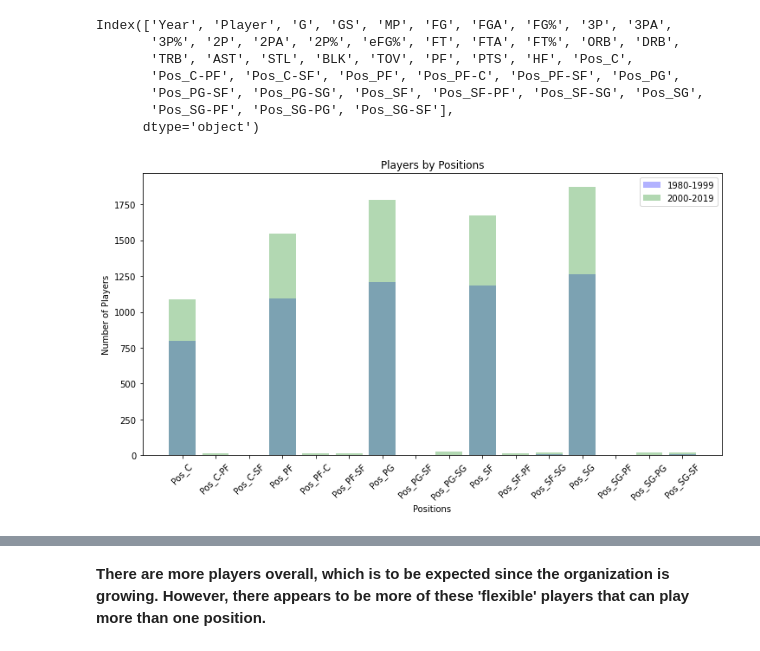
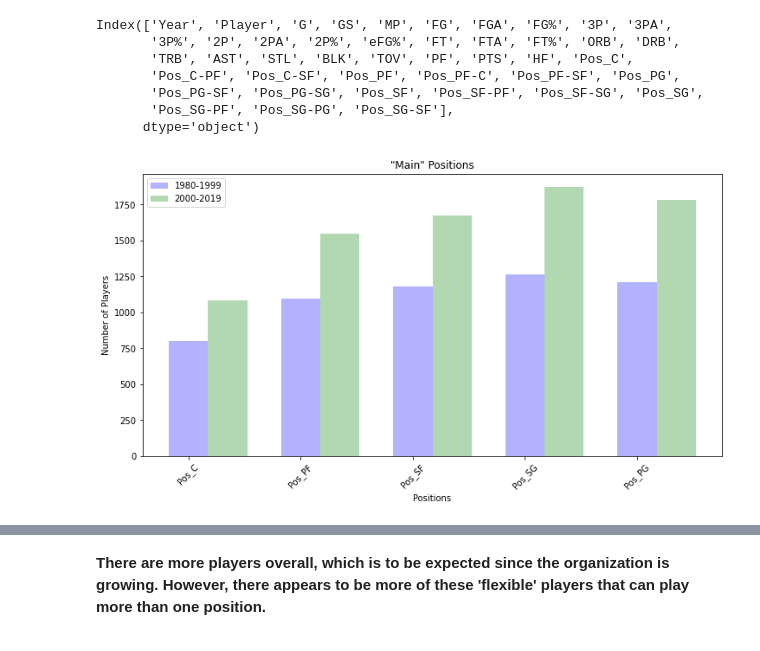
Before and after one commit to kaciewebster/nba-player-clustering, a Jupyter notebook: src/nba-player.ipynb, the cells around one changed output, grey strips where cells are left out. Cells and saved outputs as stored; diff of their text form; code cells hidden in the pictures.

```diff
--- a/src/nba-player.ipynb
+++ b/src/nba-player.ipynb
@@ -189,16 +198,30 @@ pos_post = post_rule[['Pos_C',
        'Pos_C-PF', 'Pos_C-SF', 'Pos_PF', 'Pos_PF-C', 'Pos_PF-SF', 'Pos_PG',
        'Pos_PG-SF', 'Pos_PG-SG', 'Pos_SF', 'Pos_SF-PF', 'Pos_SF-SG', 'Pos_SG',
        'Pos_SG-PF', 'Pos_SG-PG', 'Pos_SG-SF']]
+# %%
+main_pre = pos_pre[['Pos_C', 'Pos_PF', 'Pos_SF', 'Pos_SG', 'Pos_PG']]
+main_post = pos_post[['Pos_C', 'Pos_PF', 'Pos_SF', 'Pos_SG', 'Pos_PG']]
+
+other_pre = pos_pre[['Pos_C-PF', 'Pos_C-SF', 'Pos_PF-C', 'Pos_PF-SF', 'Pos_PG-SF',
+                     'Pos_PG-SG', 'Pos_SF-PF', 'Pos_SF-SG', 'Pos_SG-PF', 'Pos_SG-PG', 'Pos_SG-SF']]
+other_post = pos_post[['Pos_C-PF', 'Pos_C-SF', 'Pos_PF-C', 'Pos_PF-SF', 'Pos_PG-SF',
+                     'Pos_PG-SG', 'Pos_SF-PF', 'Pos_SF-SG', 'Pos_SG-PF', 'Pos_SG-PG', 'Pos_SG-SF']]
 # %%
+pos = 5
+idx = np.arange(pos)
+width = 0.35
+
 fig, ax = plt.subplots(figsize=(12, 6))
-ax.bar(pos_pre.columns, pos_pre.sum(), color='blue', alpha=0.3, label='1980-1999')
-ax.bar(pos_post.columns, pos_post.sum(), color='green', alpha=0.3, label='2000-2019')
 
-ax.set_title('Players by Positions')
+ax.bar(idx, main_pre.sum(), width, color='blue', alpha=0.3, label='1980-1999')
+ax.bar(idx+width, main_post.sum(), width, color='green', alpha=0.3, label='2000-2019')
+
+ax.set_title('"Main" Positions')
 ax.set_xlabel('Positions')
 ax.set_ylabel('Number of Players')
-ax.set_xticklabels(pos_pre.columns, rotation=45)
+ax.set_xticks(idx)
+ax.set_xticklabels(main_pre.columns, rotation=45)
 
 ax.legend();
 # %% [output]
-[figure, old version]
+[figure, new version]
```
Also changed, not shown: parts of 55 cells of this notebook.
